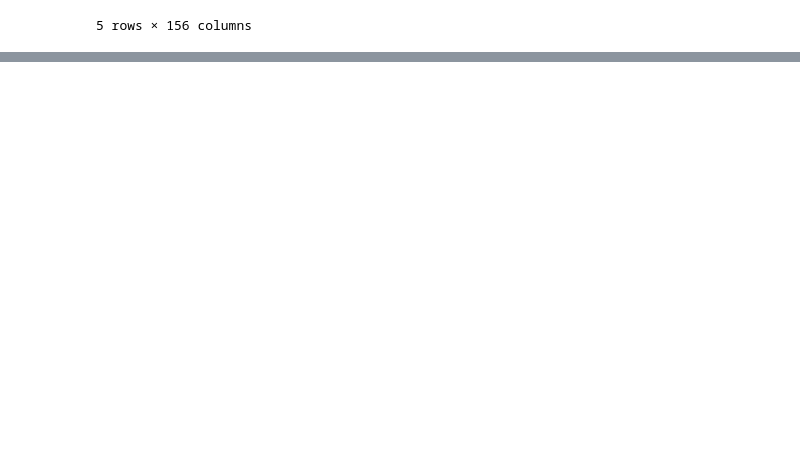
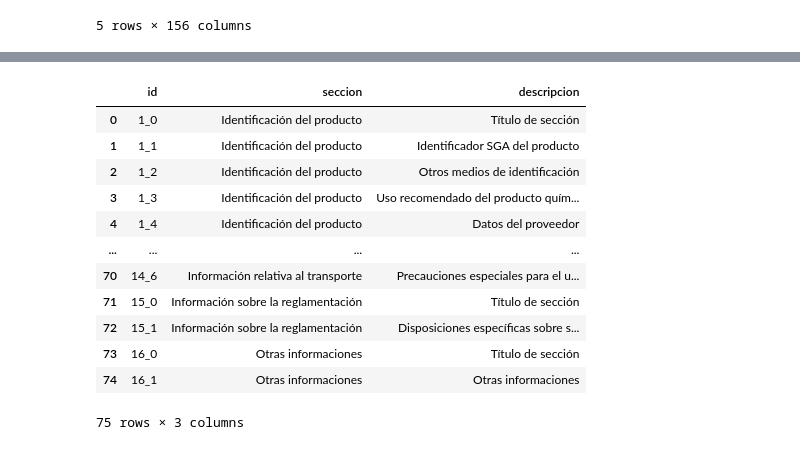
Before and after one commit to jpospinalo/SDS, a Jupyter notebook: notebooks/preprocessing.ipynb, the cells around one changed output, grey strips where cells are left out. Cells and saved outputs as stored; diff of their text form; code cells hidden in the pictures; blank space fills up the shorter version.

```diff
--- a/notebooks/preprocessing.ipynb
+++ b/notebooks/preprocessing.ipynb
@@ -367,11 +352,73 @@ df_meta.head(20)
 # %%
-import re
+import numpy as np
+import pandas as pd
 
-def describe_col(col):
-    m = re.match(r"^(ITEM|CALIDAD)_(\d+)_(\d+)$", col, flags=re.IGNORECASE)
-    if not m:
-        return None
-    key = f"{int(m.group(2))}_{int(m.group(3))}"
-    return meta.get(key)
+df = df_diccionario.copy()
 
-describe_col("ITEM_3_1_1_1")
+# Ordena por sección/subsección numérica
+tmp = df["seccion"].str.split("_", expand=True)
+df["_sec"] = pd.to_numeric(tmp[0], errors="coerce")
+df["_sub"] = pd.to_numeric(tmp[1], errors="coerce")
+df = df.sort_values(["_sec", "_sub"]).reset_index(drop=True)
+
+# Filas de título (sub == 0)
+is_titulo = df["_sub"].eq(0)
+
+# Texto limpio del título (sin "Título:")
+titulo_limpio = (
+    df["descripcion"].astype(str)
+    .str.replace(r"^\s*T[ÍI]TULO\s*:\s*", "", regex=True)
+    .str.strip()
+)
+
+# Nombre de sección propagado hacia abajo
+df["seccion_nombre"] = np.where(is_titulo, titulo_limpio, np.nan)
+df["seccion_nombre"] = df["seccion_nombre"].ffill()
+
+# Subsección: vacío para los _0; texto para el resto
+df["subseccion"] = np.where(is_titulo, "", df["descripcion"].astype(str).str.strip())
+
+# Resultado final
+df_final = (
+    df.rename(columns={"seccion": "id", "seccion_nombre": "seccion"})
+      [["id", "seccion", "subseccion"]]
+)
+
+df_final
+
+# ... (todo igual hasta df_final)
+
+df_final = (
+    df.rename(columns={"seccion": "id", "seccion_nombre": "seccion"})
+      [["id", "seccion", "subseccion"]]
+)
+
+df_final["seccion"] = (
+    df_final["seccion"].astype(str)
+    .str.replace("Título:", "", regex=True)
+    .str.strip()
+)
+
+# 1) Renombrar columna "subseccion" -> "descripcion"
+df_final = df_final.rename(columns={"subseccion": "descripcion"})
+
+# 2) Para ids que terminan en "_0", poner "Título de sección" en descripcion
+mask_titulo = df_final["id"].astype(str).str.endswith("_0")
+df_final.loc[mask_titulo, "descripcion"] = "Título de sección"
+
+
+df_final
+# %% [output]
+|  | id | seccion | descripcion |
+| 0 | 1_0 | Identificación del producto | Título de sección |
+| 1 | 1_1 | Identificación del producto | Identificador SGA del producto |
+| 2 | 1_2 | Identificación del producto | Otros medios de identificación |
+| 3 | 1_3 | Identificación del producto | Uso recomendado del producto quím... |
+| 4 | 1_4 | Identificación del producto | Datos del proveedor |
+| ... | ... | ... | ... |
+| 70 | 14_6 | Información relativa al transporte | Precauciones especiales para el u... |
+| 71 | 15_0 | Información sobre la reglamentación | Título de sección |
+| 72 | 15_1 | Información sobre la reglamentación | Disposiciones específicas sobre s... |
+| 73 | 16_0 | Otras informaciones | Título de sección |
+| 74 | 16_1 | Otras informaciones | Otras informaciones |
+75 rows × 3 columns
```
Also changed, not shown: parts of 6 cells of this notebook, 2 other files.
